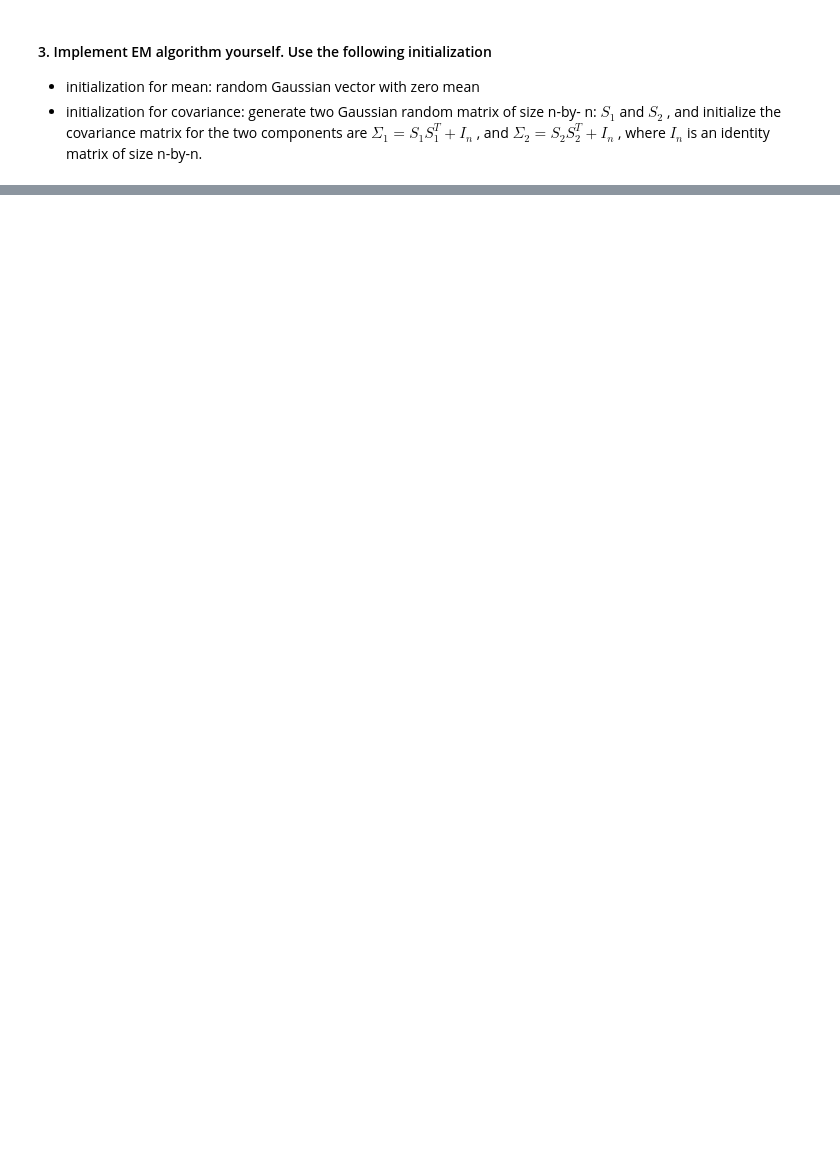
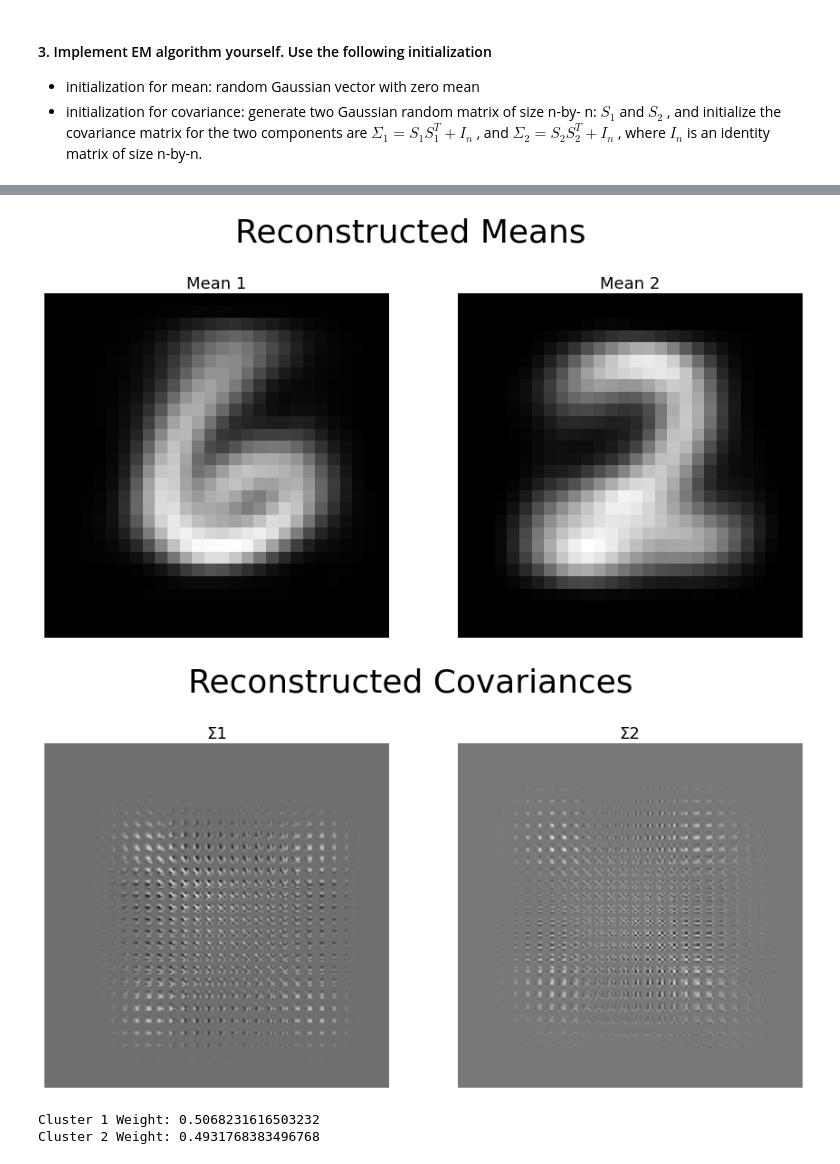
Before and after one commit to Mooseburger1/GT_MASTERS, a Jupyter notebook: Computational_Analytics/HW3/Q2/Q2.ipynb, the cells around one changed output, grey strips where cells are left out. Cells and saved outputs as stored; diff of their text form; code cells hidden in the pictures; blank space fills up the shorter version.

```diff
--- a/Computational_Analytics/HW3/Q2/Q2.ipynb
+++ b/Computational_Analytics/HW3/Q2/Q2.ipynb
@@ -141,0 +181,52 @@ data.shape
+# %%
+def reconstruct_mus_and_sigmas(mus, sigmas, savefig1=None, savefig2=None):
+    mus = pca.inverse_transform(mus)
+
+    plt.subplots(nrows=1, ncols=2, figsize=(15,8))
+    plt.subplot(121)
+    plt.imshow(mus[0,:].reshape(28,28).T, cmap='gray')
+    plt.title('Mean 1', fontsize=18)
+    plt.axis('off')
+    plt.subplot(122)
+    plt.title('Mean 2', fontsize=18)
+    plt.imshow(mus[1,:].reshape(28,28).T, cmap='gray')
+    plt.axis('off')
+    plt.suptitle('Reconstructed Means', fontsize=36)
+    if savefig1:
+        plt.savefig(savefig1, bbox_inches='tight', bbox_layout='tight')
+    plt.show()
+
+
+    U = pca.components_.T
+    A = np.sqrt(np.diag(pca.singular_values_))
+
+    sig1 = sigmas[0]
+    sig2 = sigmas[1]
+
+    sig1_recon = U@A@sig1@A@U.T
+    sig2_recon = U@A@sig2@A@U.T
+
+
+    plt.subplots(nrows=1, ncols=2, figsize=(15,8))
+    plt.subplot(121)
+    plt.imshow(sig1_recon, cmap='gray')
+    plt.title('Σ1', fontsize=18)
+    plt.axis('off')
+    plt.subplot(122)
+    plt.title('Σ2', fontsize=18)
+    plt.imshow(sig2_recon, cmap='gray')
+    plt.axis('off')
+    plt.suptitle('Reconstructed Covariances', fontsize=36)
+    if savefig2:
+        plt.savefig(savefig2, bbox_inches='tight', bbox_layout='tight')
+    plt.show()
+# %%
+reconstruct_mus_and_sigmas(gmm.mus, gmm.covs, savefig1='means.png', savefig2='covs.png')
+# %% [output]
+[figure, added]
+[figure, added]
+# %%
+print('Cluster 1 Weight: {}\nCluster 2 Weight: {}'.format(*gmm.pis))
+# %% [output]
+Cluster 1 Weight: 0.5068231616503232
+Cluster 2 Weight: 0.4931768383496768
```
Also changed, not shown: parts of 21 cells of this notebook, 15 other files.
